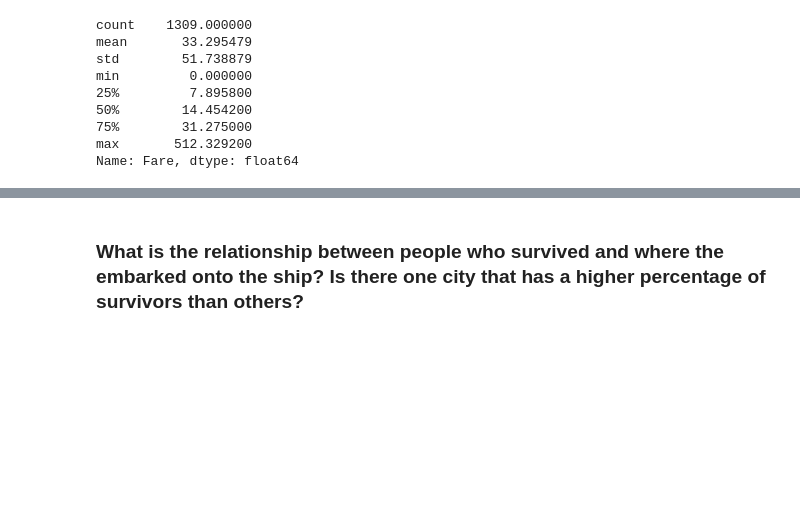
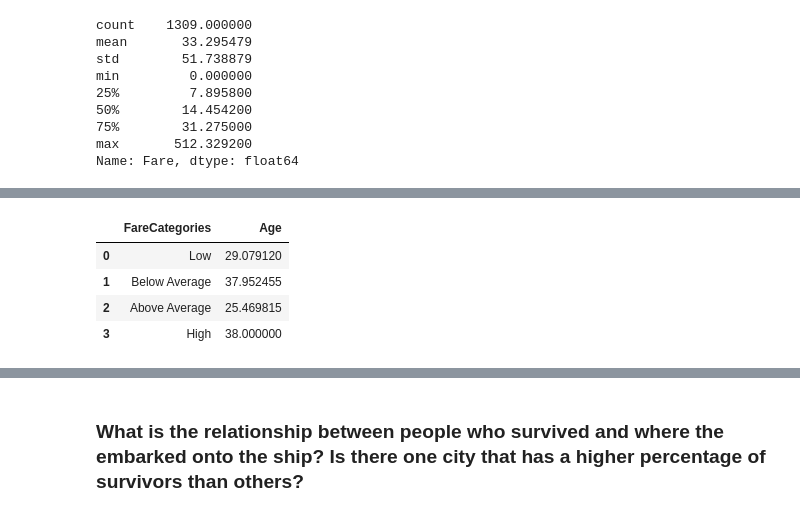
Before and after one commit to grantaguinaldo/kaggle-titanic, a Jupyter notebook: Titanic Analysis .ipynb, the cells around one changed output, grey strips where cells are left out. Cells and saved outputs as stored; diff of their text form; code cells hidden in the pictures; blank space fills up the shorter version.

```diff
--- a/Titanic Analysis .ipynb
+++ b/Titanic Analysis .ipynb
@@ -191,3 +189,13 @@ df.head()
 | 2 | 62.0 | NaN | Queenstown | 9.6875 | Myles, Mr. Thomas Francis | 0 | 894 | 2 | male | 0 | ... |
 | 3 | 27.0 | NaN | Southampton | 8.6625 | Wirz, Mr. Albert | 0 | 895 | 3 | male | 0 | ... |
 | 4 | 22.0 | NaN | Southampton | 12.2875 | Hirvonen, Mrs. Alexander (Helga E... | 1 | 896 | 3 | female | 1 | ... |
+# %%
+df_queenstown = df[df['Embarked'] == 'Queenstown']
+df_queenstown_gb = df_queenstown[['Age', 'FareCategories']].groupby(['FareCategories'], as_index=False).mean()
+df_queenstown_gb
+# %% [output]
+|  | FareCategories | Age |
+| 0 | Low | 29.079120 |
+| 1 | Below Average | 37.952455 |
+| 2 | Above Average | 25.469815 |
+| 3 | High | 38.000000 |
```
Also changed, not shown: parts of 26 cells of this notebook.
